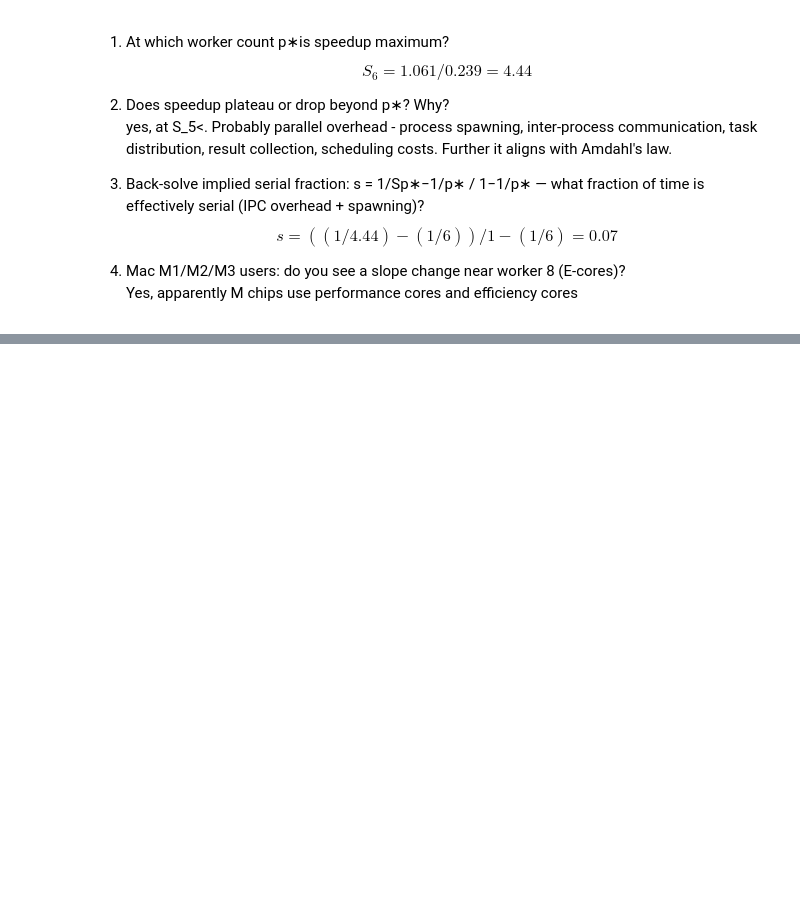
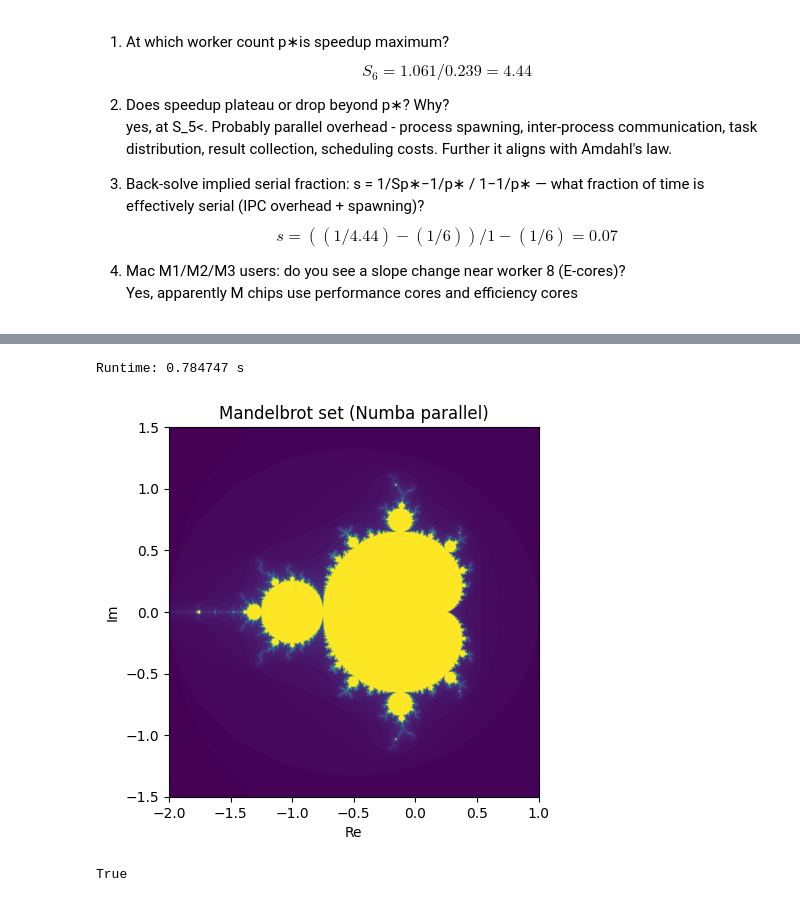
Before and after one commit to Niklas6862/NSC-mandelbrot, a Jupyter notebook: MP2.ipynb, the cells around one changed output, grey strips where cells are left out. Saved outputs shown, nothing was run; the diff lists cells and outputs as text; code cells hidden in the pictures; blank space fills up the shorter version.

Commit message:
Implemented mandelbrot parallel

```diff
--- a/MP2.ipynb
+++ b/MP2.ipynb
@@ -133 +117,39 @@ Runtime: 0.055911 s
 [figure]
+# %%
+from mandelbrot import mandelbrot_parallel
+
+width = 1024
+height = 1024
+max_iter = 100
+xmin, xmax = -2.0, 1.0
+ymin, ymax = -1.5, 1.5
+
+# warmup
+warm_args = (256, 256, max_iter, xmin, xmax, ymin, ymax)
+mandelbrot_serial(*warm_args)
+
+t0 = time.perf_counter()
+numba_parallel = mandelbrot_parallel(width, height, max_iter, xmin, xmax, ymin, ymax, 4)
+t1 = time.perf_counter()
+
+print(f"Runtime: {t1 - t0:.6f} s")
+
+# plotting
+plt.figure()
+plt.imshow(numba_parallel, extent=(xmin, xmax, ymin, ymax), origin="lower")
+plt.title("Mandelbrot set (Numba parallel)")
+plt.xlabel("Re")
+plt.ylabel("Im")
+plt.savefig("mandelbrot_numba_parallel.png", dpi=150, bbox_inches="tight")
+plt.show()
+# %% [output]
+Runtime: 0.784747 s
+[figure, added]
+# %%
+import numpy as np
+serial_img = mandelbrot_serial(width, height, max_iter, xmin, xmax, ymin, ymax)
+parallel_img = mandelbrot_parallel(width, height, max_iter, xmin, xmax, ymin, ymax, 4)
+
+print(np.array_equal(serial_img, parallel_img))
+# %% [output]
+True
```
Also changed, not shown: parts of 3 cells of this notebook, 3 other files.
